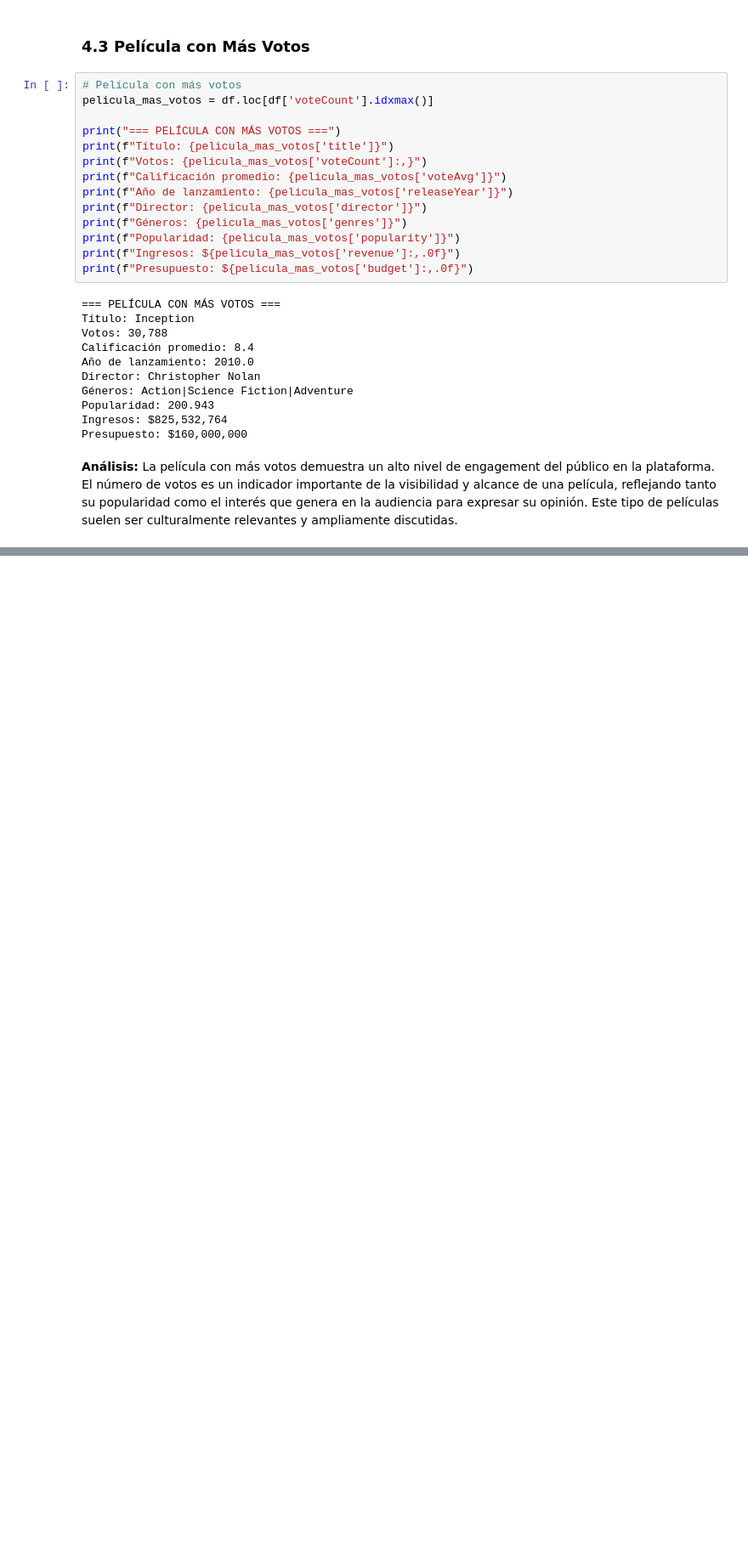
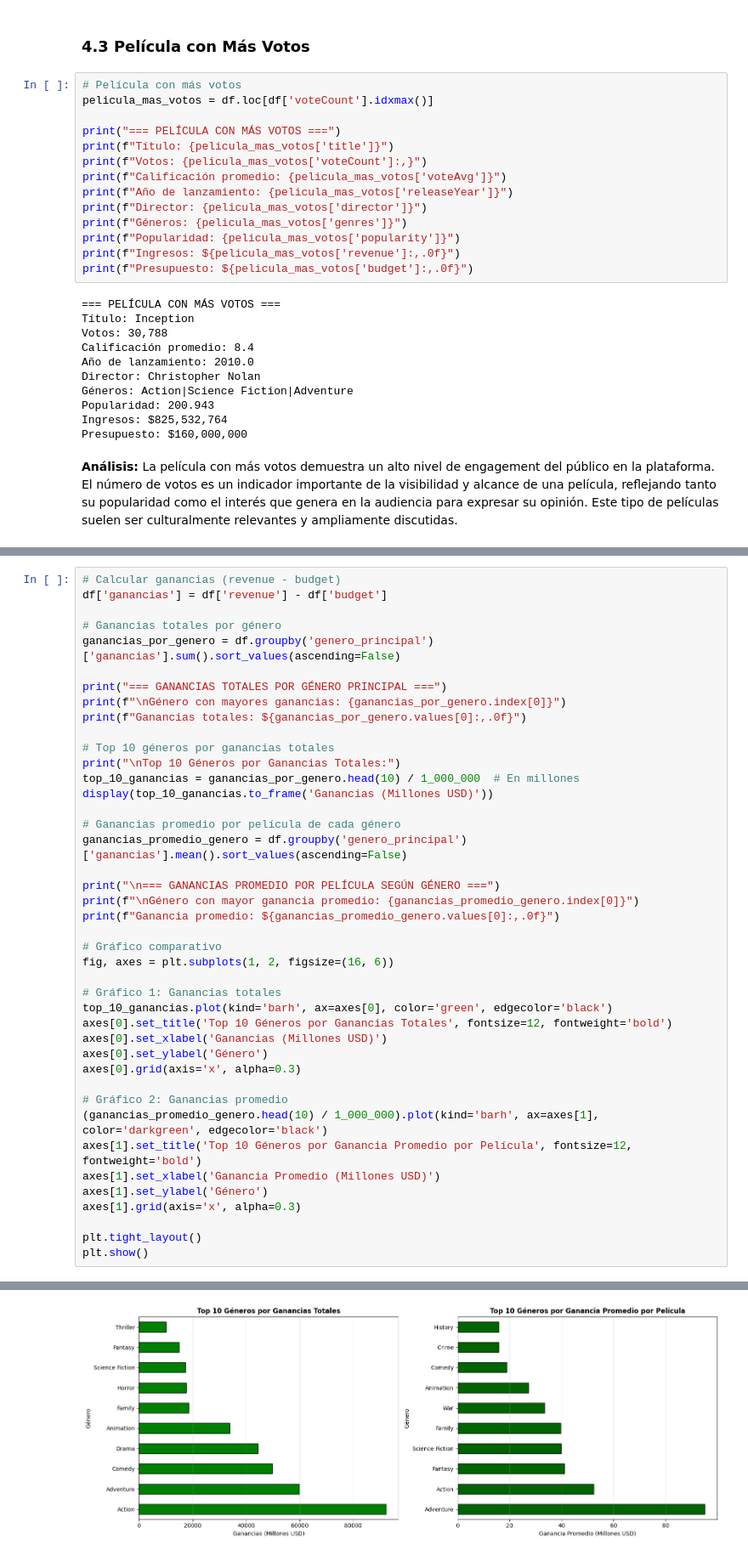
Before and after one commit to nicoCT04/lab-01-md, a Jupyter notebook: lab-1.ipynb, the cells around one changed output, grey strips where cells are left out. Shown at 85% size. Cells and saved outputs as stored; diff of their text form; blank space fills up the shorter version.

```diff
--- a/lab-1.ipynb
+++ b/lab-1.ipynb
@@ -444,0 +623,43 @@ Presupuesto: $160,000,000
+# %%
+# Calcular ganancias (revenue - budget)
+df['ganancias'] = df['revenue'] - df['budget']
+
+# Ganancias totales por género
+ganancias_por_genero = df.groupby('genero_principal')['ganancias'].sum().sort_values(ascending=False)
+
+print("=== GANANCIAS TOTALES POR GÉNERO PRINCIPAL ===")
+print(f"\nGénero con mayores ganancias: {ganancias_por_genero.index[0]}")
+print(f"Ganancias totales: ${ganancias_por_genero.values[0]:,.0f}")
+
+# Top 10 géneros por ganancias totales
+print("\nTop 10 Géneros por Ganancias Totales:")
+top_10_ganancias = ganancias_por_genero.head(10) / 1_000_000  # En millones
+display(top_10_ganancias.to_frame('Ganancias (Millones USD)'))
+
+# Ganancias promedio por película de cada género
+ganancias_promedio_genero = df.groupby('genero_principal')['ganancias'].mean().sort_values(ascending=False)
+
+print("\n=== GANANCIAS PROMEDIO POR PELÍCULA SEGÚN GÉNERO ===")
+print(f"\nGénero con mayor ganancia promedio: {ganancias_promedio_genero.index[0]}")
+print(f"Ganancia promedio: ${ganancias_promedio_genero.values[0]:,.0f}")
+
+# Gráfico comparativo
+fig, axes = plt.subplots(1, 2, figsize=(16, 6))
+
+# Gráfico 1: Ganancias totales
+top_10_ganancias.plot(kind='barh', ax=axes[0], color='green', edgecolor='black')
+axes[0].set_title('Top 10 Géneros por Ganancias Totales', fontsize=12, fontweight='bold')
+axes[0].set_xlabel('Ganancias (Millones USD)')
+axes[0].set_ylabel('Género')
+axes[0].grid(axis='x', alpha=0.3)
+
+# Gráfico 2: Ganancias promedio
+(ganancias_promedio_genero.head(10) / 1_000_000).plot(kind='barh', ax=axes[1], color='darkgreen', edgecolor='black')
+axes[1].set_title('Top 10 Géneros por Ganancia Promedio por Película', fontsize=12, fontweight='bold')
+axes[1].set_xlabel('Ganancia Promedio (Millones USD)')
+axes[1].set_ylabel('Género')
+axes[1].grid(axis='x', alpha=0.3)
+
+plt.tight_layout()
+plt.show()
+# %% [output]
@@ -444,0 +712 @@ Presupuesto: $160,000,000
+[figure, added]
```
Also changed, not shown: parts of 21 cells of this notebook.
